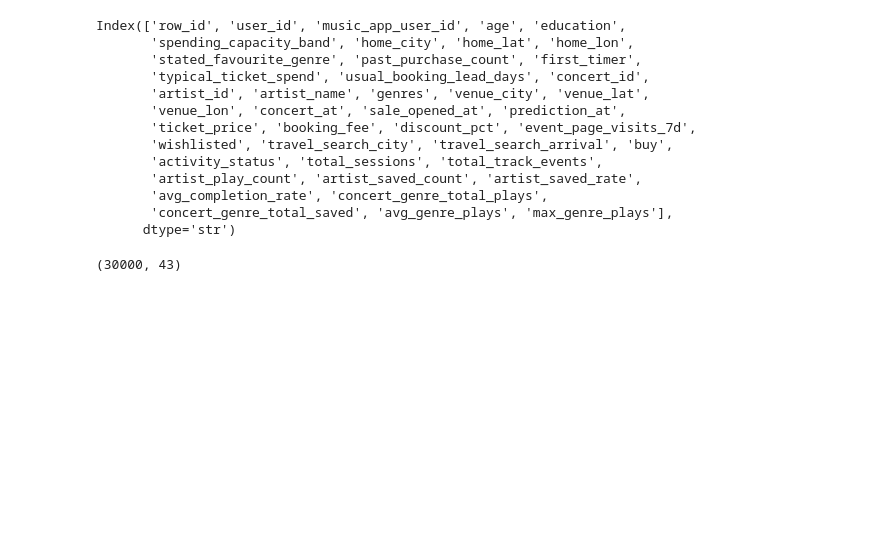
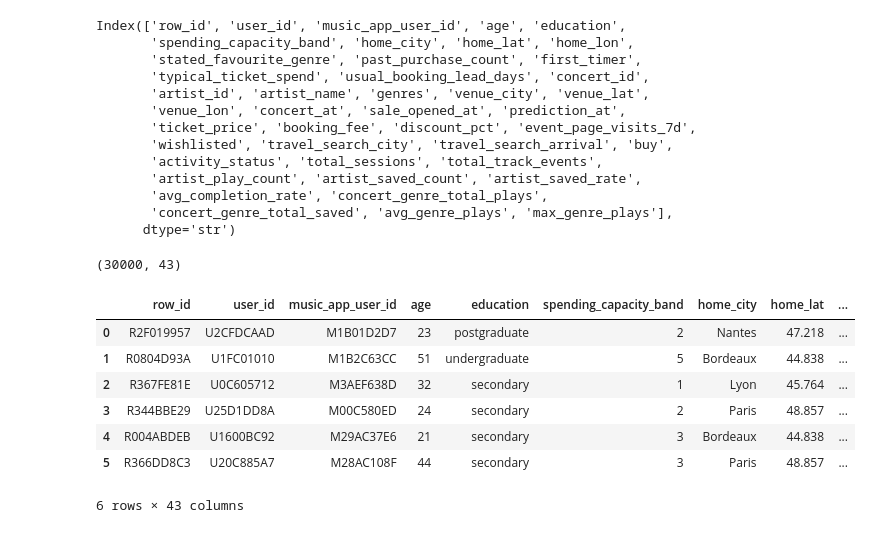
Before and after one commit to tanishka-p0024/DSBA-M1-Data-Challenge, a Jupyter notebook: notebooks/feature_engineering_merging.ipynb, the cells around one changed output. Cells and saved outputs as stored; diff of their text form; code cells hidden in the pictures; blank space fills up the shorter version.

```diff
--- a/notebooks/feature_engineering_merging.ipynb
+++ b/notebooks/feature_engineering_merging.ipynb
@@ -519,3 +519,14 @@ Index(['row_id', 'user_id', 'music_app_user_id', 'age', 'education',
 enriched_df.shape
 # %% [output]
 (30000, 43)
+# %%
+enriched_df.head(6)
+# %% [output]
+|  | row_id | user_id | music_app_user_id | age | education | spending_capacity_band | home_city | home_lat | ... |
+| 0 | R2F019957 | U2CFDCAAD | M1B01D2D7 | 23 | postgraduate | 2 | Nantes | 47.218 | ... |
+| 1 | R0804D93A | U1FC01010 | M1B2C63CC | 51 | undergraduate | 5 | Bordeaux | 44.838 | ... |
+| 2 | R367FE81E | U0C605712 | M3AEF638D | 32 | secondary | 1 | Lyon | 45.764 | ... |
+| 3 | R344BBE29 | U25D1DD8A | M00C580ED | 24 | secondary | 2 | Paris | 48.857 | ... |
+| 4 | R004ABDEB | U1600BC92 | M29AC37E6 | 21 | secondary | 3 | Bordeaux | 44.838 | ... |
+| 5 | R366DD8C3 | U20C885A7 | M28AC108F | 44 | secondary | 3 | Paris | 48.857 | ... |
+6 rows × 43 columns
```
Also changed, not shown: parts of 4 cells of this notebook, 6 other files.
